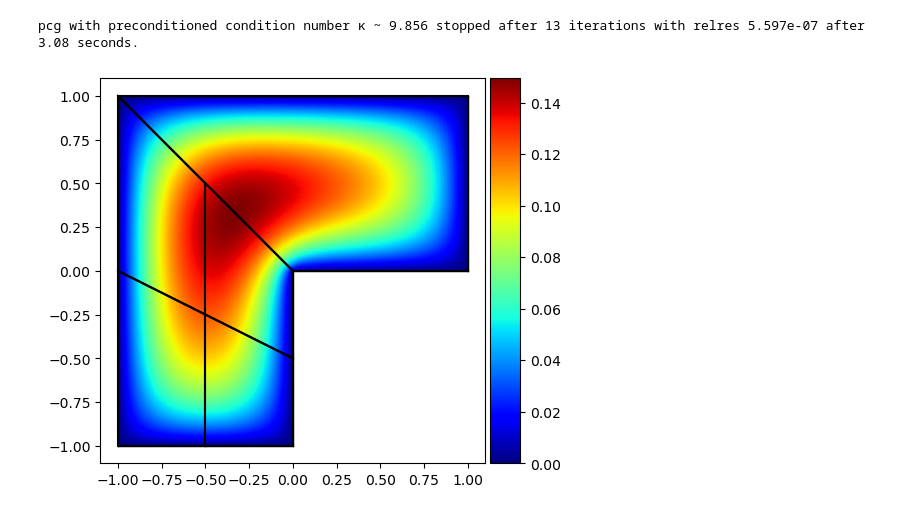
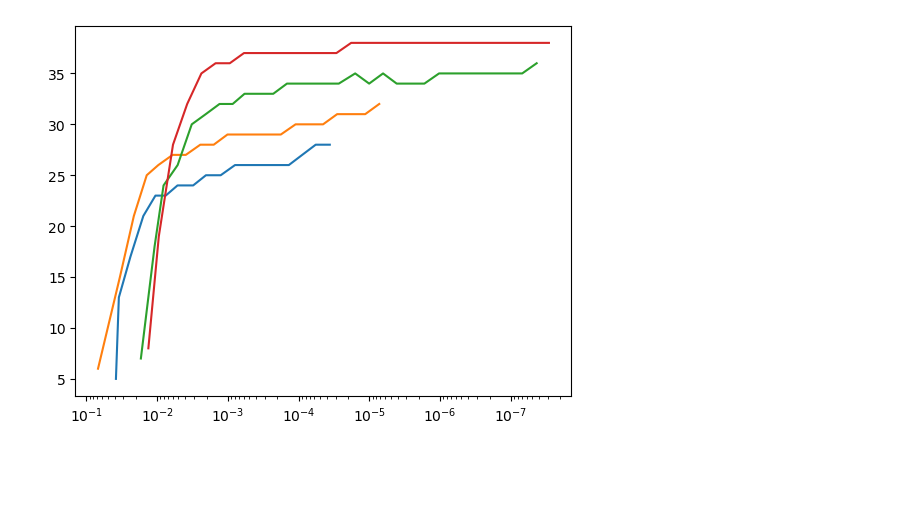
Before and after one commit to c-f-h/pyiga, a Jupyter notebook: notebooks/LshapeQuarterAnullus.ipynb, the cells around one changed output. Cells and saved outputs as stored; diff of their text form; code cells hidden in the pictures; blank space fills up the shorter version.

```diff
--- a/notebooks/LshapeQuarterAnullus.ipynb
+++ b/notebooks/LshapeQuarterAnullus.ipynb
@@ -362,18 +242,0 @@ M.plotmesh(knots=1,patch_idx=1)
-# %%
-primal = ieti.PrimalSystem(Prim)
-modA, modB, modRHS, C = primal.incorporate_PrimalConstraints(A, B, RHS, IMap)
-
-loc_solver = primal.compute_PrimalBasis(modA, modB, modRHS, C)
-
-modA.append(primal.A_prim), modB.append(primal.B_prim), modRHS.append(primal.RHS_prim)
-loc_solver.append(solvers.make_solver(primal.A_prim, spd=True, symm=True)), N.append(primal.A_prim.shape[0])
-
-I = ieti.IetiSystem(modA, modB, modRHS, N, loc_solver)
-F, b = I.SchurComplement(), I.RHSforSchurComplement()
-
-SD.setupSelectionScaling()
-Prec = SD.AsOperator()
-
-lam, it, min_eig, max_eig, r = solvers.pcg(F, b, x0=None, maxiter=2000, P=Prec, output=1, rtol=1e-6, atol=1e-12)
-# %% [output]
-pcg with preconditioned condition number κ ~ 9.856 stopped after 13 iterations with relres 5.597e-07 after 3.08 seconds.
@@ -385,4 +243,18 @@ uh = IMap.Basis_loc_global@np.concatenate(IMap.completeDirichlet(uh))
-# %%
-IMap.plot(uh,mesh=True);
-# %% [output]
-[figure, removed]
+# %%
+R = np.load("LshapeS_A.npy")
+for i in range(4):
+    data = R[:,i*5+np.array([0,1])]
+    rows_nonzero = np.any(data != 0, axis=1)
+
+    if np.any(rows_nonzero):
+        last = np.flatnonzero(rows_nonzero)[-1]
+        data = data[:last + 1]
+    else:
+        data = data[:0]  # all rows are zero
+    eta = data[:,0]
+    it = data[:,1]
+    plt.semilogx(eta,it)
+plt.gca().invert_xaxis()
+plt.show()
+# %% [output]
+[figure, added]
```
Also changed, not shown: parts of 43 cells of this notebook, 6 other files.
